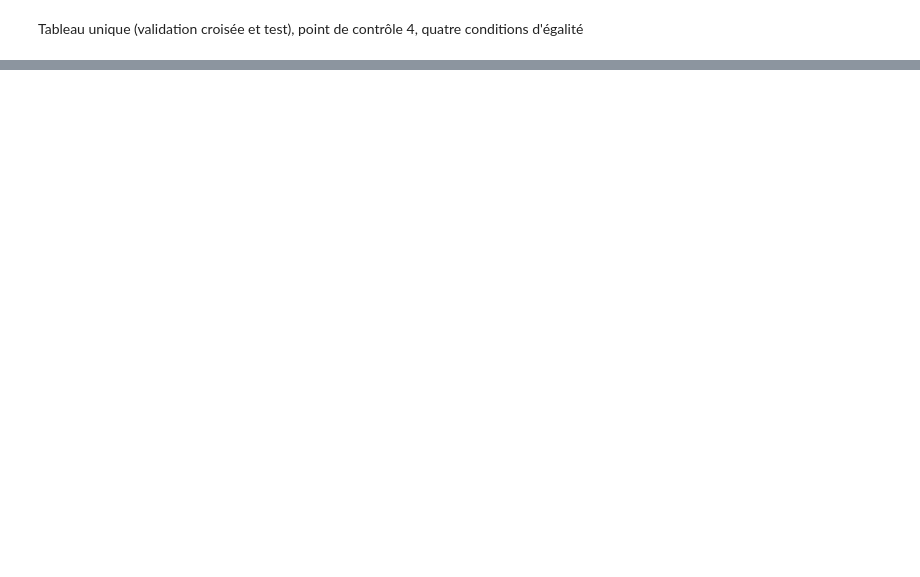
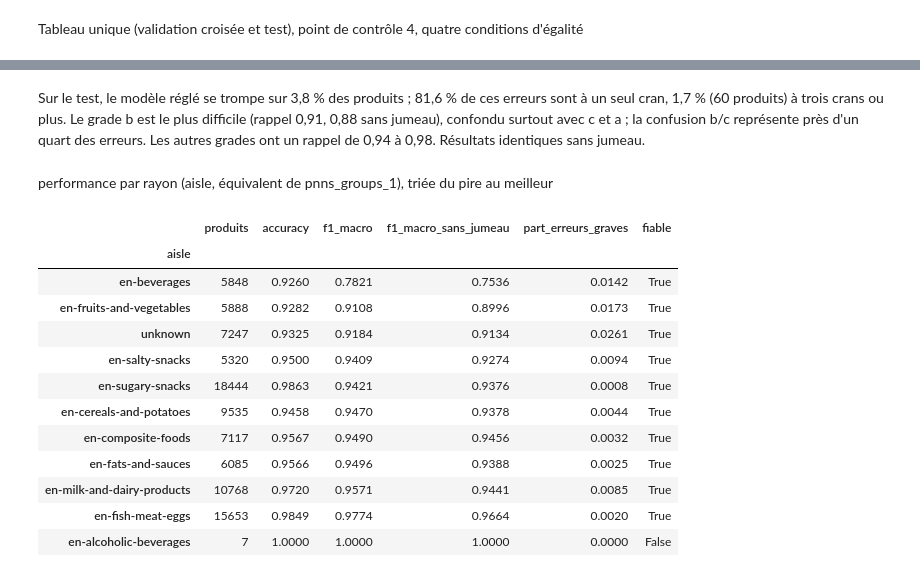
Before and after one commit to G-code10/nutri_gui, a Jupyter notebook: notebooks/guillaume/tp15.ipynb, the cells around one changed output, grey strips where cells are left out. Saved outputs shown, nothing was run; the diff lists cells and outputs as text; code cells hidden in the pictures; blank space fills up the shorter version.

```diff
--- a/notebooks/guillaume/tp15.ipynb
+++ b/notebooks/guillaume/tp15.ipynb
@@ -413,0 +481,45 @@ OK  — même split : colonne split de l'export, train et test disjoints et comp
+# %% [markdown]
+Sur le test, le modèle réglé se trompe sur 3,8 % des produits ; 81,6 % de ces erreurs sont à un seul cran, 1,7 % (60 produits) à trois crans ou plus. Le grade b est le plus difficile (rappel 0,91, 0,88 sans jumeau), confondu surtout avec c et a ; la confusion b/c représente près d'un quart des erreurs. Les autres grades ont un rappel de 0,94 à 0,98. Résultats identiques sans jumeau.
+# %% [markdown]
+performance par rayon (aisle, équivalent de pnns_groups_1), triée du pire au meilleur
+# %%
+from src.ml.evaluation import METRICS
+
+MIN_RELIABLE = 100   # en dessous de 100 produits du test, les scores d'un rayon sont signalés comme peu fiables
+
+aisle_test = test["aisle"].to_numpy()
+rows = []
+for aisle in np.unique(aisle_test):
+    in_aisle = aisle_test == aisle
+    without_twin = in_aisle & ~has_twin_test
+    y_true, y_pred = y_true_letters[in_aisle], y_pred_letters[in_aisle]
+    rows.append({
+        "aisle": aisle,
+        "produits": int(in_aisle.sum()),
+        "accuracy": METRICS["accuracy"](y_true, y_pred),
+        "f1_macro": METRICS["f1_macro"](y_true, y_pred),
+        "f1_macro_sans_jumeau": (
+            METRICS["f1_macro"](y_true_letters[without_twin], y_pred_letters[without_twin])
+            if without_twin.any() else np.nan
+        ),
+        "part_erreurs_graves": float(np.mean(step_gap[in_aisle] >= 2)),   # erreurs de 2 crans ou plus
+        "fiable": bool(in_aisle.sum() >= MIN_RELIABLE),
+    })
+
+aisle_table = pd.DataFrame(rows).set_index("aisle").sort_values("f1_macro")
+with pd.option_context("display.float_format", "{:.4f}".format):
+    display(aisle_table)
+# %% [output]
+|  | produits | accuracy | f1_macro | f1_macro_sans_jumeau | part_erreurs_graves | fiable |
+| aisle |  |  |  |  |  |  |
+| en-beverages | 5848 | 0.9260 | 0.7821 | 0.7536 | 0.0142 | True |
+| en-fruits-and-vegetables | 5888 | 0.9282 | 0.9108 | 0.8996 | 0.0173 | True |
+| unknown | 7247 | 0.9325 | 0.9184 | 0.9134 | 0.0261 | True |
+| en-salty-snacks | 5320 | 0.9500 | 0.9409 | 0.9274 | 0.0094 | True |
+| en-sugary-snacks | 18444 | 0.9863 | 0.9421 | 0.9376 | 0.0008 | True |
+| en-cereals-and-potatoes | 9535 | 0.9458 | 0.9470 | 0.9378 | 0.0044 | True |
+| en-composite-foods | 7117 | 0.9567 | 0.9490 | 0.9456 | 0.0032 | True |
+| en-fats-and-sauces | 6085 | 0.9566 | 0.9496 | 0.9388 | 0.0025 | True |
+| en-milk-and-dairy-products | 10768 | 0.9720 | 0.9571 | 0.9441 | 0.0085 | True |
+| en-fish-meat-eggs | 15653 | 0.9849 | 0.9774 | 0.9664 | 0.0020 | True |
+| en-alcoholic-beverages | 7 | 1.0000 | 1.0000 | 1.0000 | 0.0000 | False |
```
Also changed, not shown: parts of 30 cells of this notebook.
